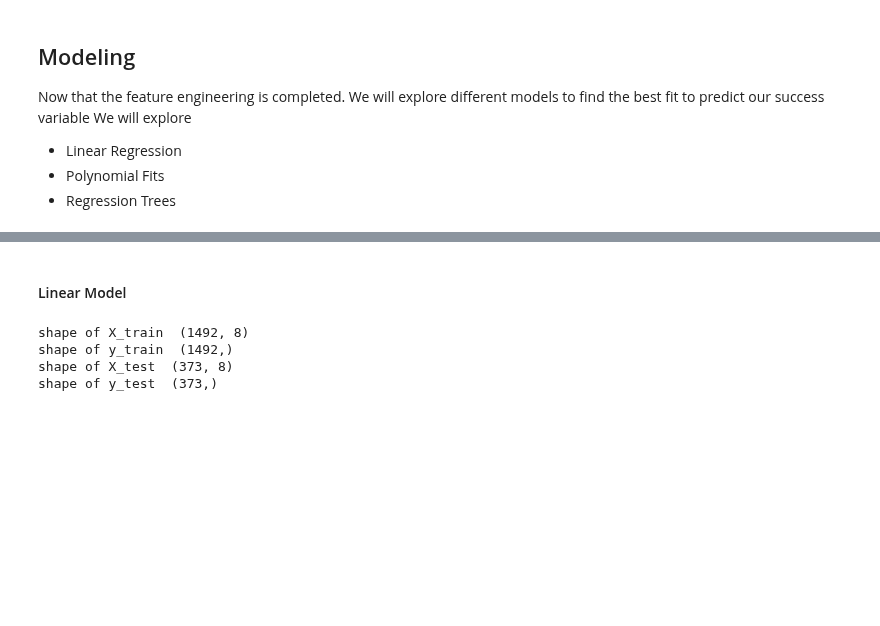
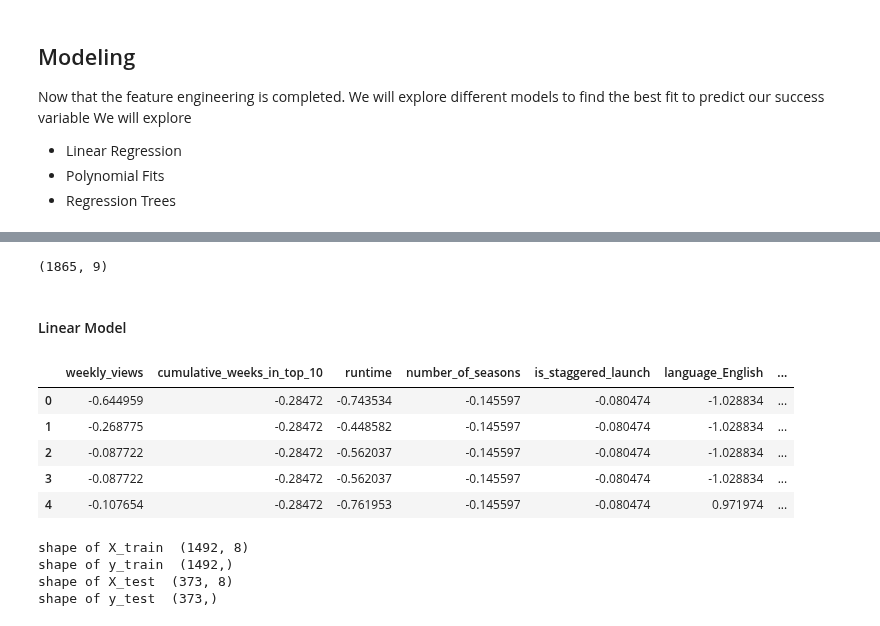
Before and after one commit to adelaidad/ORIE4741FinalProject, a Jupyter notebook: netflix_predictor.ipynb, the cells around one changed output, grey strips where cells are left out. Cells and saved outputs as stored; diff of their text form; code cells hidden in the pictures; blank space fills up the shorter version.

```diff
--- a/netflix_predictor.ipynb
+++ b/netflix_predictor.ipynb
@@ -179,3 +195,34 @@ We will explore
+# %%
+netflix_std.shape
+# %% [output]
+(1865, 9)
 # %% [markdown]
 #### Linear Model
+# %%
+#Linear Regression
+from sklearn.linear_model import LinearRegression
+from sklearn.model_selection import train_test_split
+from sklearn.metrics import mean_absolute_error
+from sklearn.linear_model import LinearRegression, Lasso, Ridge
+from sklearn.preprocessing import StandardScaler
+from sklearn.pipeline import Pipeline
+import sys
+
+netflix_std = StandardScaler().fit_transform(netflix)
+
+netflix_complete = pd.DataFrame(netflix_std, columns=['weekly_views',
+                                                  'cumulative_weeks_in_top_10', 'runtime',
+                                                  'number_of_seasons', 'is_staggered_launch',
+                                                  'language_English',
+                                                  'type_Films',
+                                                  'available_globally_No', 'weekly_hours_viewed'])
+
+netflix_complete.head()
+# %% [output]
+|  | weekly_views | cumulative_weeks_in_top_10 | runtime | number_of_seasons | is_staggered_launch | language_English | ... |
+| 0 | -0.644959 | -0.28472 | -0.743534 | -0.145597 | -0.080474 | -1.028834 | ... |
+| 1 | -0.268775 | -0.28472 | -0.448582 | -0.145597 | -0.080474 | -1.028834 | ... |
+| 2 | -0.087722 | -0.28472 | -0.562037 | -0.145597 | -0.080474 | -1.028834 | ... |
+| 3 | -0.087722 | -0.28472 | -0.562037 | -0.145597 | -0.080474 | -1.028834 | ... |
+| 4 | -0.107654 | -0.28472 | -0.761953 | -0.145597 | -0.080474 | 0.971974 | ... |
 # %%
```
Also changed, not shown: parts of 8 cells of this notebook.
